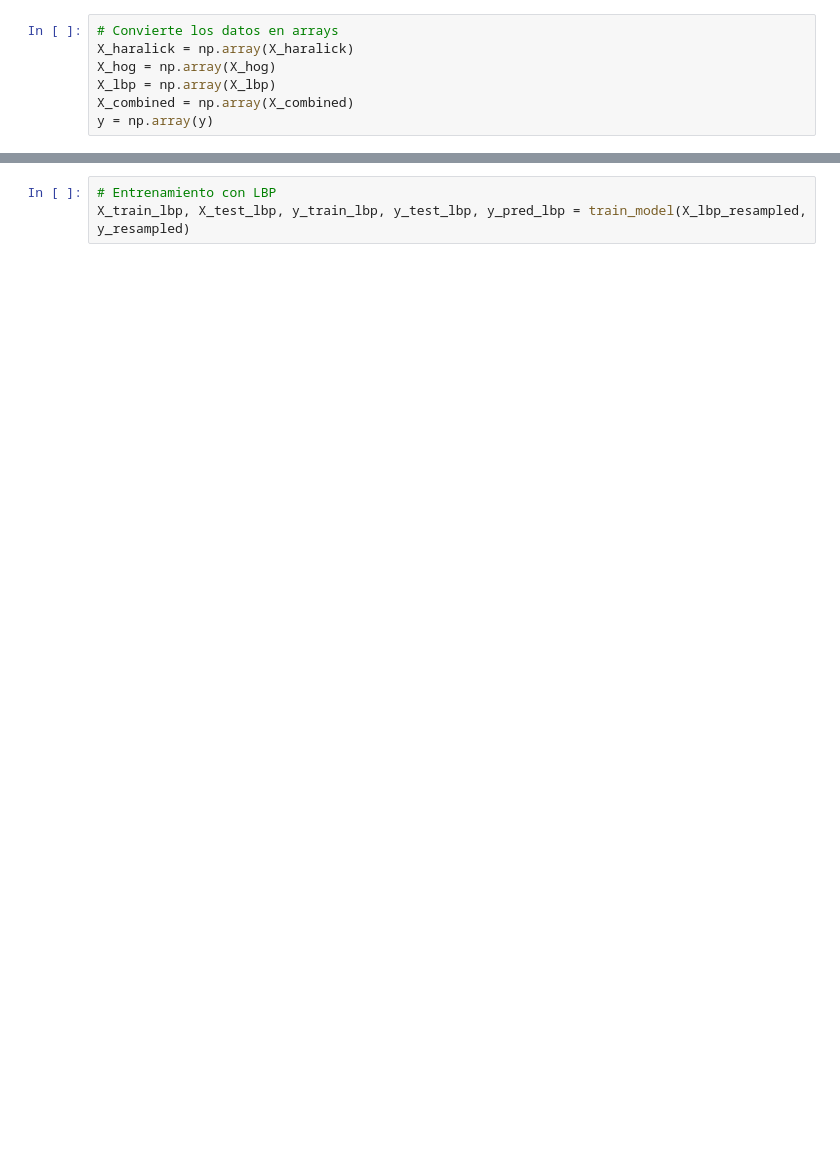
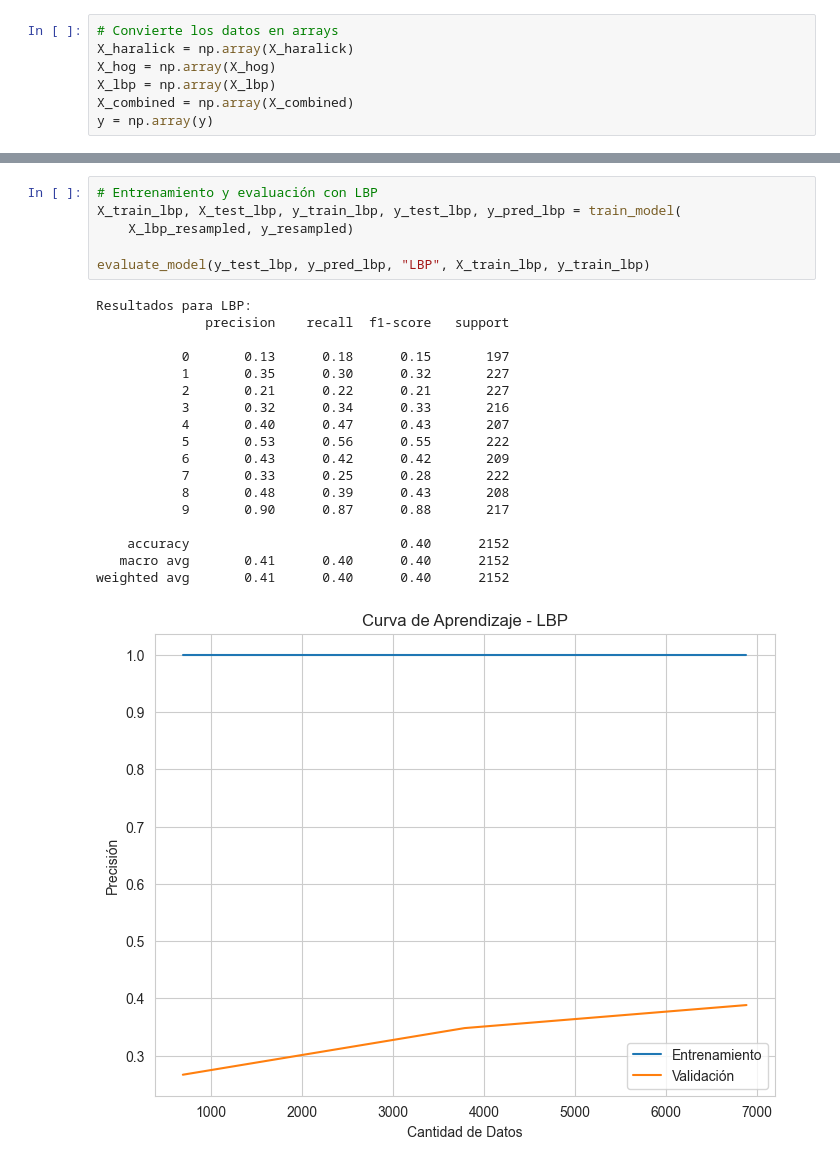
Before and after one commit to asier-ortiz/ai-course-notebooks, a Jupyter notebook: eurosat_test.ipynb, the cells around one changed output, grey strips where cells are left out. Drawn from its saved outputs; the diff is of its cells as text; blank space fills up the shorter version.

```diff
--- a/eurosat_test.ipynb
+++ b/eurosat_test.ipynb
@@ -190,4 +312,26 @@ X_train_hog, X_test_hog, y_train_hog, y_test_hog, y_pred_hog = train_model(X_hog
 # %%
-# Entrenamiento con LBP
-X_train_lbp, X_test_lbp, y_train_lbp, y_test_lbp, y_pred_lbp = train_model(X_lbp_resampled, y_resampled)
+# Entrenamiento y evaluación con LBP
+X_train_lbp, X_test_lbp, y_train_lbp, y_test_lbp, y_pred_lbp = train_model(
+    X_lbp_resampled, y_resampled)
+
+evaluate_model(y_test_lbp, y_pred_lbp, "LBP", X_train_lbp, y_train_lbp)
+# %% [output]
+Resultados para LBP:
+              precision    recall  f1-score   support
+
+           0       0.13      0.18      0.15       197
+           1       0.35      0.30      0.32       227
+           2       0.21      0.22      0.21       227
+           3       0.32      0.34      0.33       216
+           4       0.40      0.47      0.43       207
+           5       0.53      0.56      0.55       222
+           6       0.43      0.42      0.42       209
+           7       0.33      0.25      0.28       222
+           8       0.48      0.39      0.43       208
+           9       0.90      0.87      0.88       217
+
+    accuracy                           0.40      2152
+   macro avg       0.41      0.40      0.40      2152
+weighted avg       0.41      0.40      0.40      2152
+[figure, added]
 # %%
```
Also changed, not shown: parts of 21 cells of this notebook.
